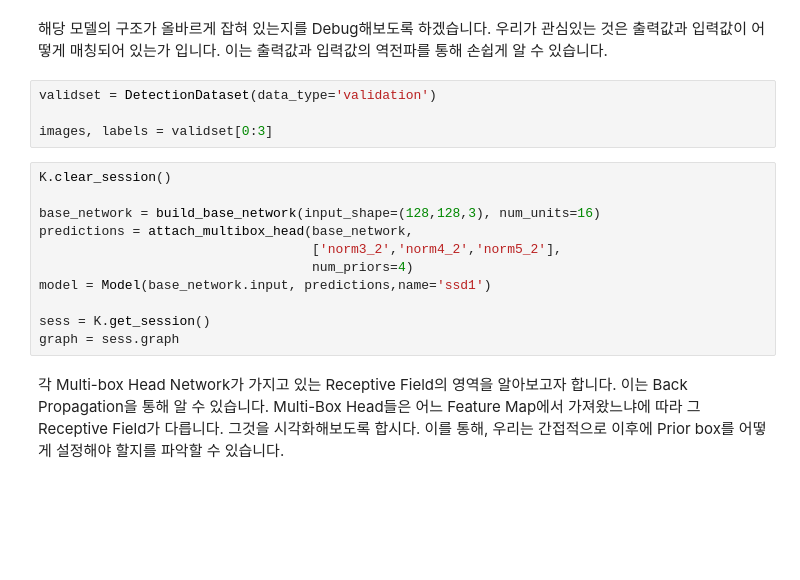
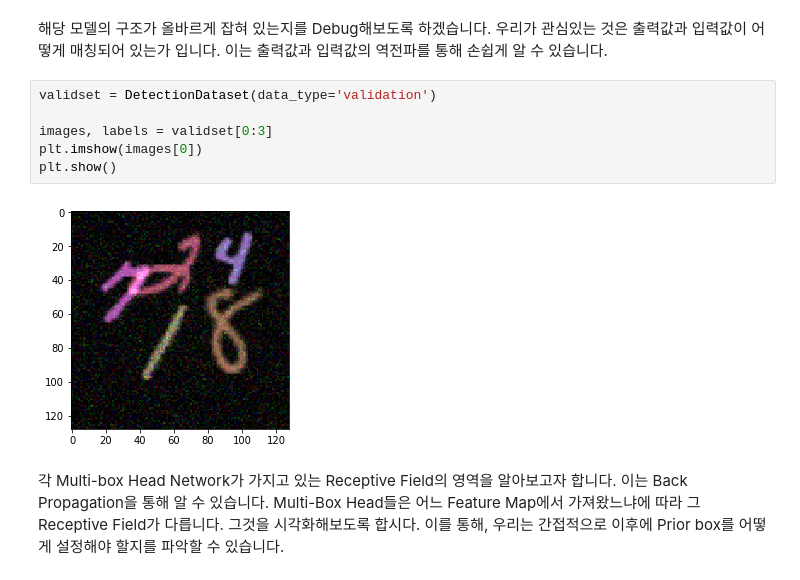
Before and after one commit to hwanginsun/SSD-object-detection, a Jupyter notebook: scripts/2. Build Model.ipynb, the cells around one changed output. Drawn from its saved outputs; the diff is of its cells as text; blank space fills up the shorter version.

```diff
--- a/scripts/2. Build Model.ipynb
+++ b/scripts/2. Build Model.ipynb
@@ -258,18 +154,11 @@ tiny_ssd = Model(base_network.input, predictions)
 # %%
 validset = DetectionDataset(data_type='validation')
 
 images, labels = validset[0:3]
+plt.imshow(images[0])
+plt.show()
+# %% [output]
+[figure, added]
-# %%
-K.clear_session()
-
-base_network = build_base_network(input_shape=(128,128,3), num_units=16)
-predictions = attach_multibox_head(base_network,
-                                   ['norm3_2','norm4_2','norm5_2'],
-                                   num_priors=4)
-model = Model(base_network.input, predictions,name='ssd1')
-
-sess = K.get_session()
-graph = sess.graph
 # %% [markdown]
 각 Multi-box Head Network가 가지고 있는 Receptive Field의 영역을 알아보고자 합니다. 이는 Back Propagation을 통해 알 수 있습니다. Multi-Box Head들은 어느 Feature Map에서 가져왔느냐에 따라 그 Receptive Field가 다릅니다. 그것을 시각화해보도록 합시다. 이를 통해, 우리는 간접적으로 이후에 Prior box를 어떻게 설정해야 할지를 파악할 수 있습니다.
 # %%
```
Also changed, not shown: parts of 16 cells of this notebook, 2 other files.
